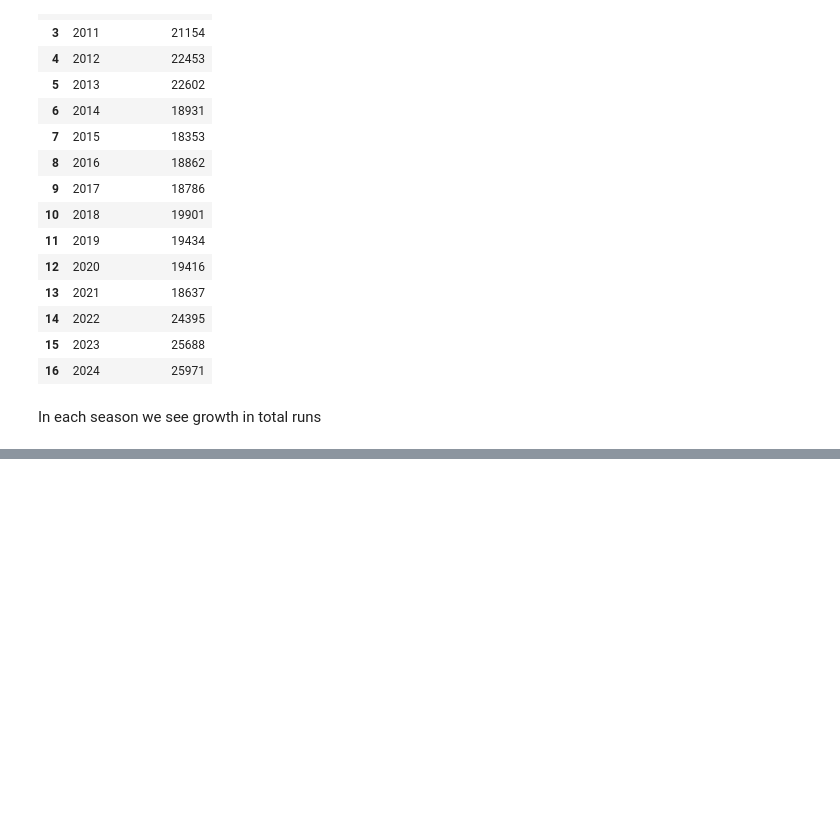
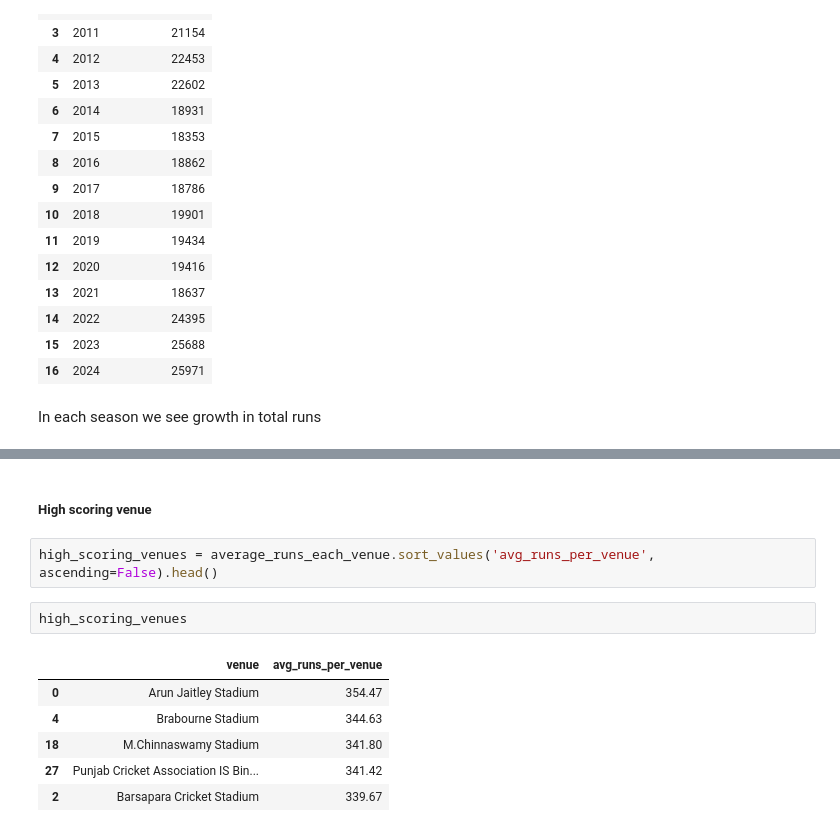
Before and after one commit to amitkr069/DataAnalysisPipeline, a Jupyter notebook: data_analysis.ipynb, the cells around one changed output, grey strips where cells are left out. Drawn from its saved outputs; the diff is of its cells as text; blank space fills up the shorter version.

```diff
--- a/data_analysis.ipynb
+++ b/data_analysis.ipynb
@@ -1581,0 +1609,13 @@ In each season we see growth in total runs
+# %% [markdown]
+##### High scoring venue
+# %%
+high_scoring_venues = average_runs_each_venue.sort_values('avg_runs_per_venue', ascending=False).head()
+# %%
+high_scoring_venues
+# %% [output]
+|  | venue | avg_runs_per_venue |
+| 0 | Arun Jaitley Stadium | 354.47 |
+| 4 | Brabourne Stadium | 344.63 |
+| 18 | M.Chinnaswamy Stadium | 341.80 |
+| 27 | Punjab Cricket Association IS Bin... | 341.42 |
+| 2 | Barsapara Cricket Stadium | 339.67 |
```
Also changed, not shown: parts of 8 cells of this notebook.
